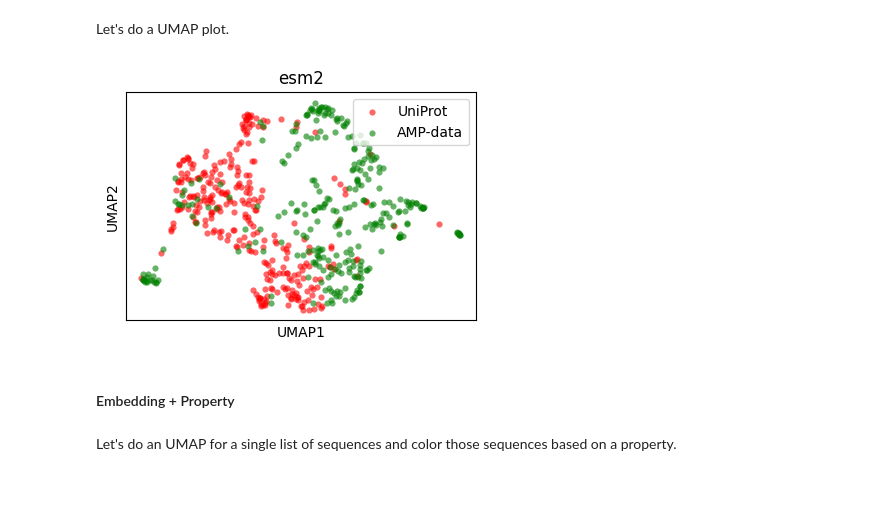
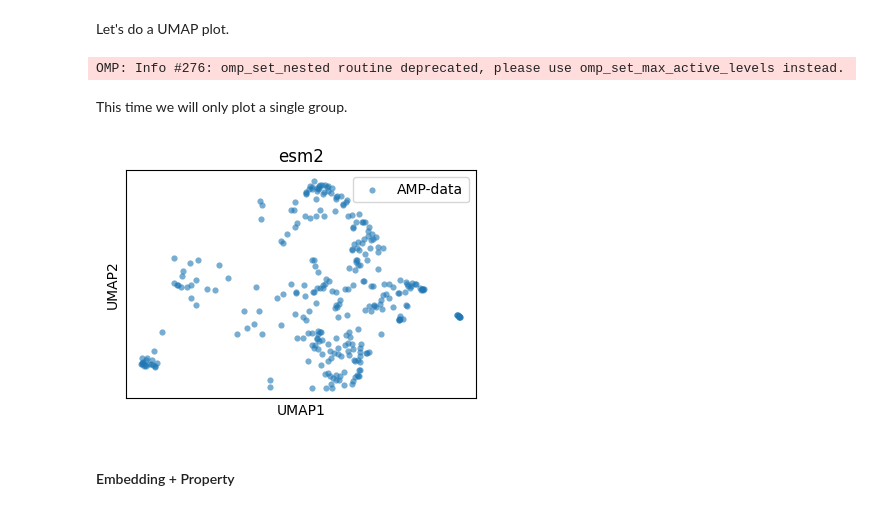
Before and after one commit to szczurek-lab/seqme, a Jupyter notebook: docs/tutorials/diagnostics.ipynb, the cells around one changed output. Cells and saved outputs as stored; diff of their text form; code cells hidden in the pictures.

Commit message:
Unify embedding plotting

```diff
--- a/docs/tutorials/diagnostics.ipynb
+++ b/docs/tutorials/diagnostics.ipynb
@@ -118,6 +118,9 @@ embedder_name = "esm2"
 embedder = embedders[embedder_name]
 # %%
 embeddings = {name: embedder(sequences) for name, sequences in datasets_to_plot.items()}
+
+embedding_names = list(embeddings.keys())
+embedding_values = list(embeddings.values())
 # %% [markdown]
 #### PCA
 # %% [markdown]
@@ -157,19 +162,21 @@ sm.utils.plot_embeddings(
 # %% [markdown]
 Let's do a UMAP plot.
 # %%
-xs_umap = sm.utils.umap(list(embeddings.values()))
+xs_umap = sm.utils.umap(embedding_values)
+xs_umap = dict(zip(embedding_names, xs_umap, strict=True))
+# %% [output]
+OMP: Info #276: omp_set_nested routine deprecated, please use omp_set_max_active_levels instead.
-# %%
-sm.utils.plot_embeddings(
-    xs_umap,
-    labels=list(embeddings.keys()),
-    colors=colors,
-    title=embedder_name,
-    xlabel="UMAP1",
-    ylabel="UMAP2",
-)
-# %% [output]
-[figure, removed]
-# %% [markdown]
-#### Embedding + Property
+# %% [markdown]
+This time we will only plot a single group.
+# %%
+sm.utils.plot_2d_embeddings(
+    xs_umap["AMP-data"],
+    groups_or_values=["AMP-data"],
+    title=embedder_name,
+    xlabel="UMAP1",
+    ylabel="UMAP2",
+)
+# %% [output]
+[figure, added]
 # %% [markdown]
-Let's do an UMAP for a single list of sequences and color those sequences based on a property.
+#### Embedding + Property
```
Also changed, not shown: parts of 32 cells of this notebook, 3 other files.
